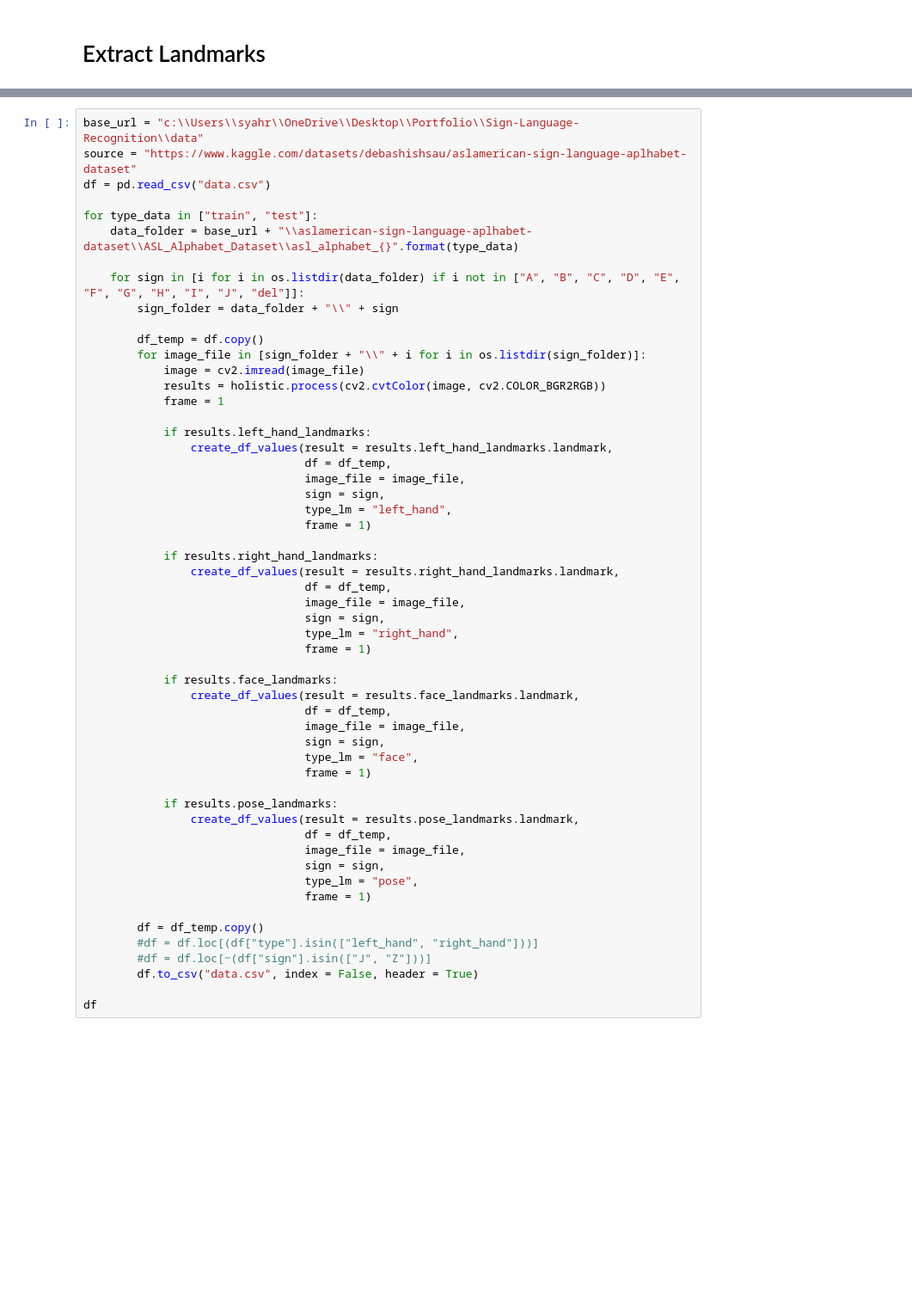
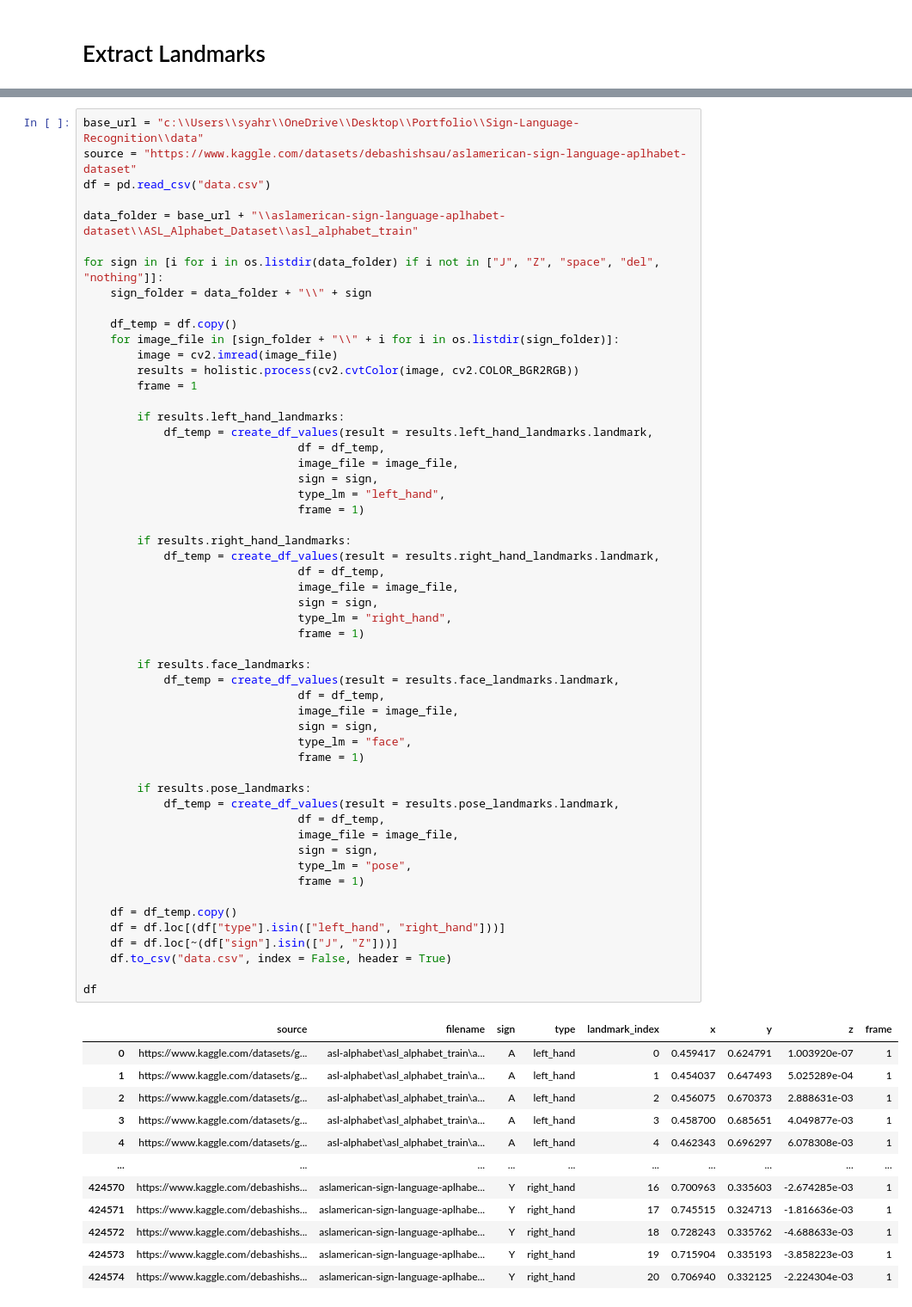
Before and after one commit to syachrulqolbi/Sign-Language-Recognition, a Jupyter notebook: asl_fingerspelling/notebooks/extract_landmark.ipynb, the cells around one changed output, grey strips where cells are left out. Shown at 86% size. Cells and saved outputs as stored; diff of their text form; blank space fills up the shorter version.

```diff
--- a/asl_fingerspelling/notebooks/extract_landmark.ipynb
+++ b/asl_fingerspelling/notebooks/extract_landmark.ipynb
@@ -53,56 +121,67 @@ holistic = mp_holistic.Holistic(static_image_mode=True,
 # %%
 base_url = "c:\\Users\\syahr\\OneDrive\\Desktop\\Portfolio\\Sign-Language-Recognition\\data"
 source = "https://www.kaggle.com/datasets/debashishsau/aslamerican-sign-language-aplhabet-dataset"
 df = pd.read_csv("data.csv")
 
-for type_data in ["train", "test"]:
-    data_folder = base_url + "\\aslamerican-sign-language-aplhabet-dataset\\ASL_Alphabet_Dataset\\asl_alphabet_{}".format(type_data)
+data_folder = base_url + "\\aslamerican-sign-language-aplhabet-dataset\\ASL_Alphabet_Dataset\\asl_alphabet_train"
 
-    for sign in [i for i in os.listdir(data_folder) if i not in ["A", "B", "C", "D", "E", "F", "G", "H", "I", "J", "del"]]:
-        sign_folder = data_folder + "\\" + sign
+for sign in [i for i in os.listdir(data_folder) if i not in ["J", "Z", "space", "del", "nothing"]]:
+    sign_folder = data_folder + "\\" + sign
 
-        df_temp = df.copy()
-        for image_file in [sign_folder + "\\" + i for i in os.listdir(sign_folder)]:
-            image = cv2.imread(image_file)
-            results = holistic.process(cv2.cvtColor(image, cv2.COLOR_BGR2RGB))
-            frame = 1
+    df_temp = df.copy()
+    for image_file in [sign_folder + "\\" + i for i in os.listdir(sign_folder)]:
+        image = cv2.imread(image_file)
+        results = holistic.process(cv2.cvtColor(image, cv2.COLOR_BGR2RGB))
+        frame = 1
 
-            if results.left_hand_landmarks:
-                create_df_values(result = results.left_hand_landmarks.landmark,
-                                 df = df_temp,
-                                 image_file = image_file,
-                                 sign = sign,
-                                 type_lm = "left_hand",
-                                 frame = 1)
+        if results.left_hand_landmarks:
+            df_temp = create_df_values(result = results.left_hand_landmarks.landmark,
+                                df = df_temp,
+                                image_file = image_file,
+                                sign = sign,
+                                type_lm = "left_hand",
+                                frame = 1)
 
-            if results.right_hand_landmarks:
-                create_df_values(result = results.right_hand_landmarks.landmark,
-                                 df = df_temp,
-                                 image_file = image_file,
-                                 sign = sign,
-                                 type_lm = "right_hand",
-                                 frame = 1)
+        if results.right_hand_landmarks:
+            df_temp = create_df_values(result = results.right_hand_landmarks.landmark,
+                                df = df_temp,
+                                image_file = image_file,
+                                sign = sign,
+                                type_lm = "right_hand",
+                                frame = 1)
 
-            if results.face_landmarks:
-                create_df_values(result = results.face_landmarks.landmark,
-                                 df = df_temp,
-                                 image_file = image_file,
-                                 sign = sign,
-                                 type_lm = "face",
-                                 frame = 1)
+        if results.face_landmarks:
+            df_temp = create_df_values(result = results.face_landmarks.landmark,
+                                df = df_temp,
+                                image_file = image_file,
+                                sign = sign,
+                                type_lm = "face",
+                                frame = 1)
 
-            if results.pose_landmarks:
-                create_df_values(result = results.pose_landmarks.landmark,
-                                 df = df_temp,
-                                 image_file = image_file,
-                                 sign = sign,
-                                 type_lm = "pose",
-                                 frame = 1)
+        if results.pose_landmarks:
+            df_temp = create_df_values(result = results.pose_landmarks.landmark,
+                                df = df_temp,
+                                image_file = image_file,
+                                sign = sign,
+                                type_lm = "pose",
+                                frame = 1)
 
-        df = df_temp.copy()
-        #df = df.loc[(df["type"].isin(["left_hand", "right_hand"]))]
-        #df = df.loc[~(df["sign"].isin(["J", "Z"]))]
-        df.to_csv("data.csv", index = False, header = True)
+    df = df_temp.copy()
+    df = df.loc[(df["type"].isin(["left_hand", "right_hand"]))]
+    df = df.loc[~(df["sign"].isin(["J", "Z"]))]
+    df.to_csv("data.csv", index = False, header = True)
 
 df
 # %% [output]
+|  | source | filename | sign | type | landmark_index | x | y | z | frame |
+| 0 | https://www.kaggle.com/datasets/g... | asl-alphabet\asl_alphabet_train\a... | A | left_hand | 0 | 0.459417 | 0.624791 | 1.003920e-07 | 1 |
+| 1 | https://www.kaggle.com/datasets/g... | asl-alphabet\asl_alphabet_train\a... | A | left_hand | 1 | 0.454037 | 0.647493 | 5.025289e-04 | 1 |
+| 2 | https://www.kaggle.com/datasets/g... | asl-alphabet\asl_alphabet_train\a... | A | left_hand | 2 | 0.456075 | 0.670373 | 2.888631e-03 | 1 |
+| 3 | https://www.kaggle.com/datasets/g... | asl-alphabet\asl_alphabet_train\a... | A | left_hand | 3 | 0.458700 | 0.685651 | 4.049877e-03 | 1 |
+| 4 | https://www.kaggle.com/datasets/g... | asl-alphabet\asl_alphabet_train\a... | A | left_hand | 4 | 0.462343 | 0.696297 | 6.078308e-03 | 1 |
+| ... | ... | ... | ... | ... | ... | ... | ... | ... | ... |
+| 424570 | https://www.kaggle.com/debashishs... | aslamerican-sign-language-aplhabe... | Y | right_hand | 16 | 0.700963 | 0.335603 | -2.674285e-03 | 1 |
+| 424571 | https://www.kaggle.com/debashishs... | aslamerican-sign-language-aplhabe... | Y | right_hand | 17 | 0.745515 | 0.324713 | -1.816636e-03 | 1 |
+| 424572 | https://www.kaggle.com/debashishs... | aslamerican-sign-language-aplhabe... | Y | right_hand | 18 | 0.728243 | 0.335762 | -4.688633e-03 | 1 |
+| 424573 | https://www.kaggle.com/debashishs... | aslamerican-sign-language-aplhabe... | Y | right_hand | 19 | 0.715904 | 0.335193 | -3.858223e-03 | 1 |
+| 424574 | https://www.kaggle.com/debashishs... | aslamerican-sign-language-aplhabe... | Y | right_hand | 20 | 0.706940 | 0.332125 | -2.224304e-03 | 1 |
```
Also changed, not shown: parts of 6 cells of this notebook, 20 other files.
